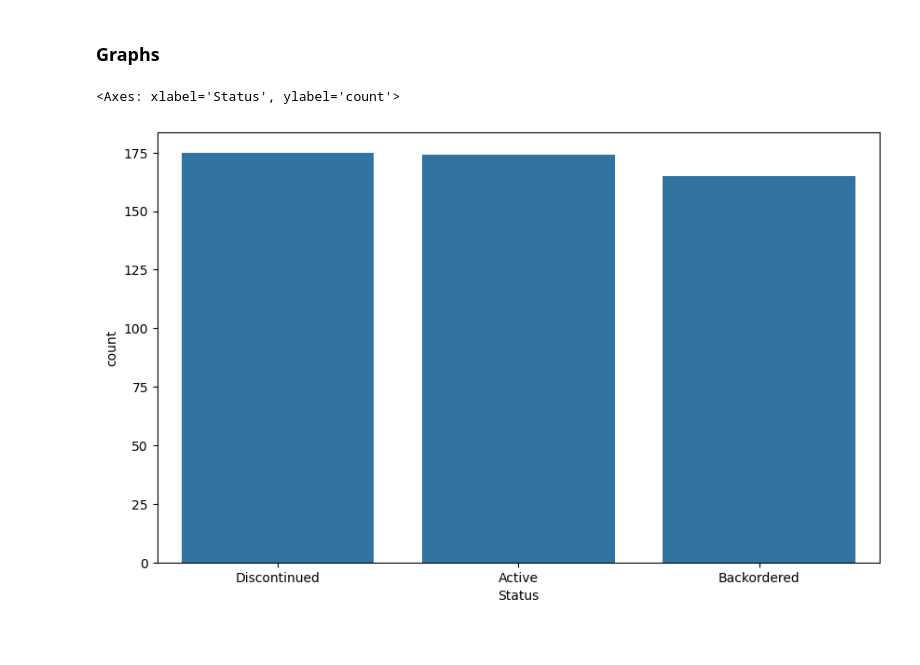
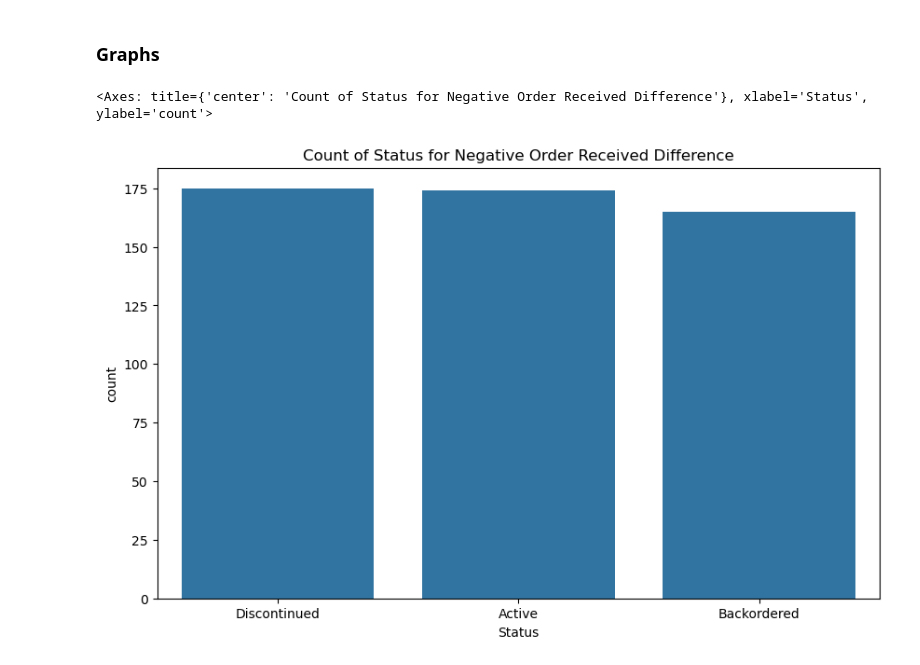
Before and after one commit to jaymark22/machine-learning, a Jupyter notebook: kaggle-machine-learning/grocery-inventory/src/eda.ipynb, the cells around one changed output. Saved outputs shown, nothing was run; the diff lists cells and outputs as text; code cells hidden in the pictures.

Commit message:
Added more visual and eda

```diff
--- a/kaggle-machine-learning/grocery-inventory/src/eda.ipynb
+++ b/kaggle-machine-learning/grocery-inventory/src/eda.ipynb
@@ -318,7 +333,8 @@ df_negative_order_received_diff
 ### Graphs
 # %%
 plt.figure(figsize=(10, 6))
+plt.title('Count of Status for Negative Order Received Difference')
 sns.countplot(x='Status',  data=df_negative_order_received_diff)
 # %% [output]
-<Axes: xlabel='Status', ylabel='count'>
+<Axes: title={'center': 'Count of Status for Negative Order Received Difference'}, xlabel='Status', ylabel='count'>
-[figure, old version]
+[figure, new version]
```
Also changed, not shown: parts of 7 cells of this notebook.
